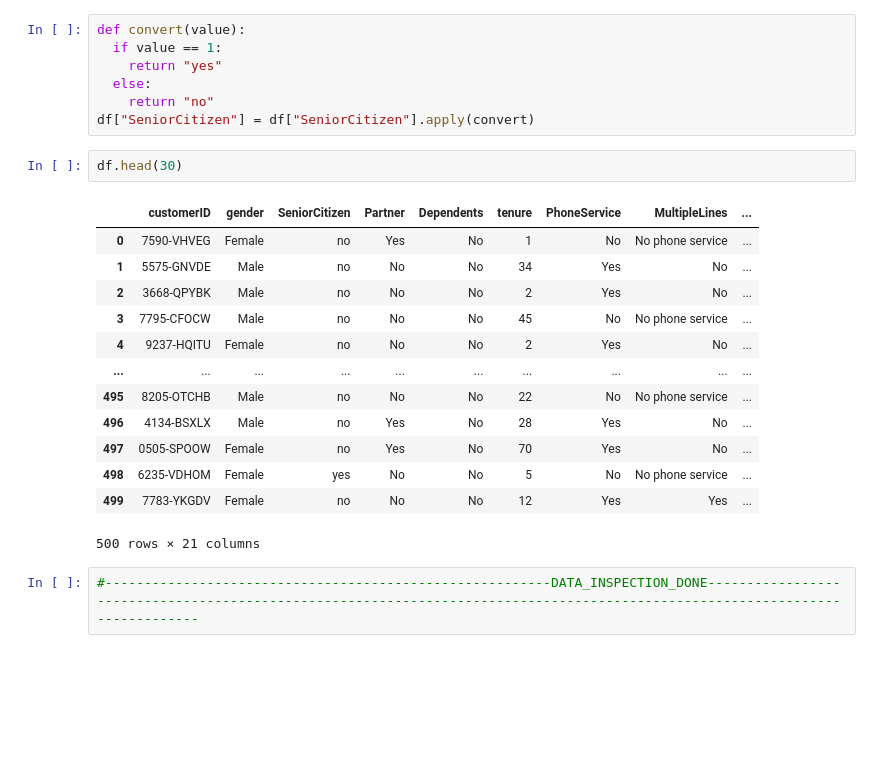
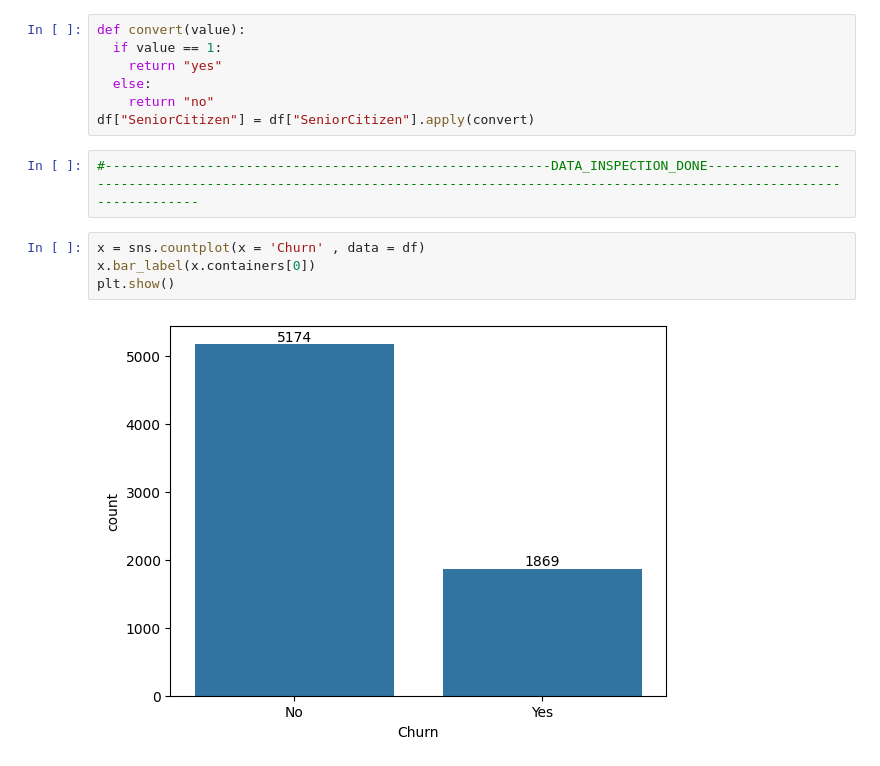
Before and after one commit to nitin864/data_analysis_on_house_price_dataset, a Jupyter notebook: ML_Data_Analysis.ipynb, the cells around one changed output. Drawn from its saved outputs; the diff is of its cells as text; blank space fills up the shorter version.

```diff
--- a/ML_Data_Analysis.ipynb
+++ b/ML_Data_Analysis.ipynb
@@ -107,21 +107,11 @@ def convert(value):
   else:
     return "no"
 df["SeniorCitizen"] = df["SeniorCitizen"].apply(convert)
-# %%
-df.head(30)
-# %% [output]
-|  | customerID | gender | SeniorCitizen | Partner | Dependents | tenure | PhoneService | MultipleLines | ... |
-| 0 | 7590-VHVEG | Female | no | Yes | No | 1 | No | No phone service | ... |
-| 1 | 5575-GNVDE | Male | no | No | No | 34 | Yes | No | ... |
-| 2 | 3668-QPYBK | Male | no | No | No | 2 | Yes | No | ... |
-| 3 | 7795-CFOCW | Male | no | No | No | 45 | No | No phone service | ... |
-| 4 | 9237-HQITU | Female | no | No | No | 2 | Yes | No | ... |
-| ... | ... | ... | ... | ... | ... | ... | ... | ... | ... |
-| 495 | 8205-OTCHB | Male | no | No | No | 22 | No | No phone service | ... |
-| 496 | 4134-BSXLX | Male | no | Yes | No | 28 | Yes | No | ... |
-| 497 | 0505-SPOOW | Female | no | Yes | No | 70 | Yes | No | ... |
-| 498 | 6235-VDHOM | Female | yes | No | No | 5 | No | No phone service | ... |
-| 499 | 7783-YKGDV | Female | no | No | No | 12 | Yes | Yes | ... |
-500 rows × 21 columns
 # %%
 #---------------------------------------------------------DATA_INSPECTION_DONE-----------------------------------------------------------------------------------------------------------------------------
+# %%
+x = sns.countplot(x = 'Churn' , data = df)
+x.bar_label(x.containers[0])
+plt.show()
+# %% [output]
+[figure, added]
```
Also changed, not shown: parts of 2 cells of this notebook.
